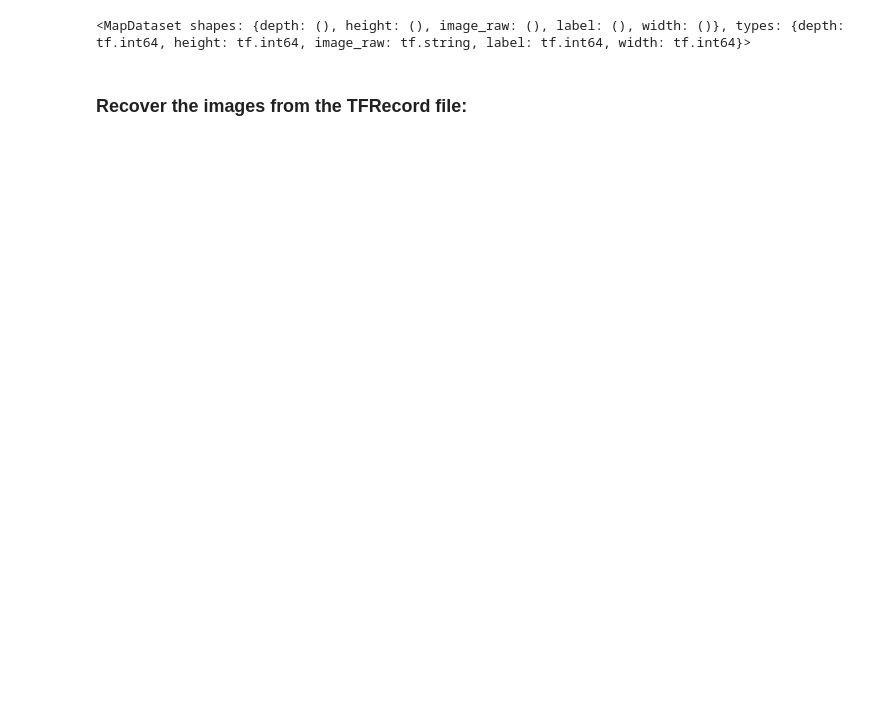
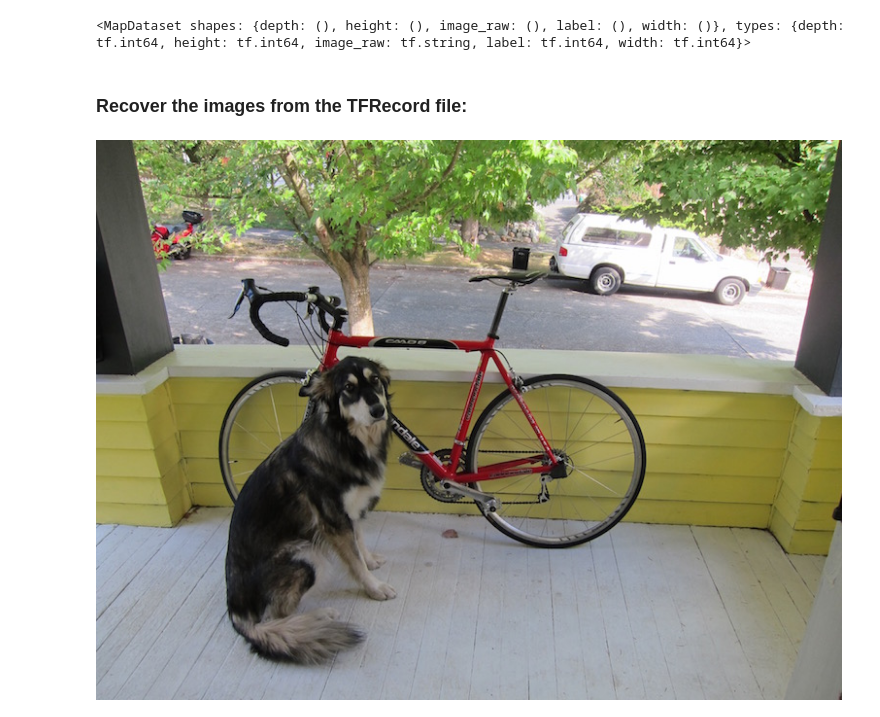
Before and after one commit to kaka-lin/tensorflow2-tutorials, a Jupyter notebook: load_and_preprocess_data/tfrecords/04_ reading_and_writing_image_data.ipynb, the cells around one changed output. Saved outputs shown, nothing was run; the diff lists cells and outputs as text; code cells hidden in the pictures; blank space fills up the shorter version.

Commit message:
Maintain: tfrecords: 04_ reading_and_writing_image_data

```diff
--- a/load_and_preprocess_data/tfrecords/04_ reading_and_writing_image_data.ipynb
+++ b/load_and_preprocess_data/tfrecords/04_ reading_and_writing_image_data.ipynb
@@ -150,5 +152,5 @@ with tf.io.TFRecordWriter(record_file) as writer:
 # %%
-raw_image_dataset = tf.data.TFRecordDataset('images.tfrecords')
+raw_image_dataset = tf.data.TFRecordDataset('images.tfrecord')
 raw_image_dataset
 # %% [output]
 <TFRecordDatasetV2 shapes: (), types: tf.string>
@@ -173,6 +181,10 @@ parsed_image_dataset
 # %% [markdown]
 ### Recover the images from the TFRecord file:
 # %%
+import IPython.display as display
 for image_features in parsed_image_dataset:
+    #print(repr(image_features))
     image_raw = image_features['image_raw'].numpy()
-    #display.display(display.Image(data=image_raw))
+    display.display(display.Image(data=image_raw))
+# %% [output]
+[figure, added]
```
Also changed, not shown: parts of 6 cells of this notebook, 2 other files.
